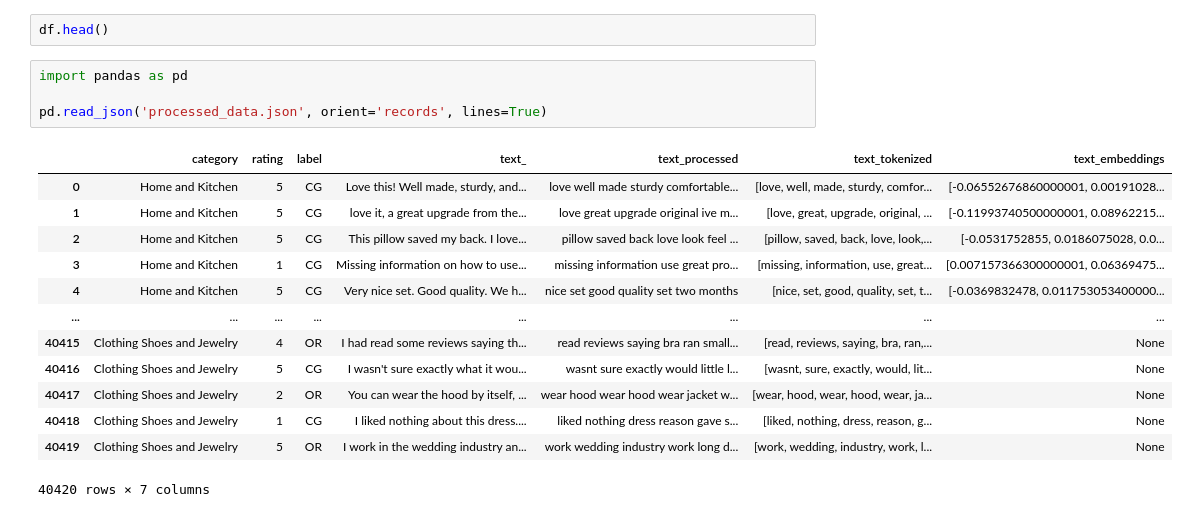
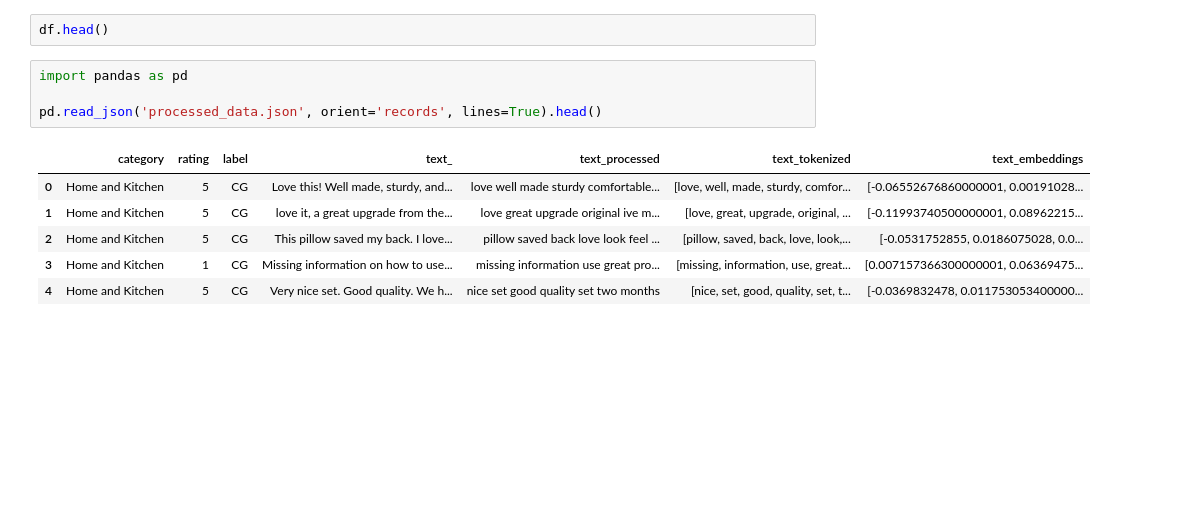
Before and after one commit to kshipra-jadav/WoC-2024-DAIICT, a Jupyter notebook: checkpoint-1/scratch.ipynb, the cells around one changed output. Drawn from its saved outputs; the diff is of its cells as text; blank space fills up the shorter version.

```diff
--- a/checkpoint-1/scratch.ipynb
+++ b/checkpoint-1/scratch.ipynb
@@ -137,18 +137,11 @@ df.head()
 # %%
 import pandas as pd
 
-pd.read_json('processed_data.json', orient='records', lines=True)
+pd.read_json('processed_data.json', orient='records', lines=True).head()
 # %% [output]
 |  | category | rating | label | text_ | text_processed | text_tokenized | text_embeddings |
 | 0 | Home and Kitchen | 5 | CG | Love this! Well made, sturdy, and... | love well made sturdy comfortable... | [love, well, made, sturdy, comfor... | [-0.06552676860000001, 0.00191028... |
 | 1 | Home and Kitchen | 5 | CG | love it, a great upgrade from the... | love great upgrade original ive m... | [love, great, upgrade, original, ... | [-0.11993740500000001, 0.08962215... |
 | 2 | Home and Kitchen | 5 | CG | This pillow saved my back. I love... | pillow saved back love look feel ... | [pillow, saved, back, love, look,... | [-0.0531752855, 0.0186075028, 0.0... |
 | 3 | Home and Kitchen | 1 | CG | Missing information on how to use... | missing information use great pro... | [missing, information, use, great... | [0.007157366300000001, 0.06369475... |
 | 4 | Home and Kitchen | 5 | CG | Very nice set. Good quality. We h... | nice set good quality set two months | [nice, set, good, quality, set, t... | [-0.0369832478, 0.011753053400000... |
-| ... | ... | ... | ... | ... | ... | ... | ... |
-| 40415 | Clothing Shoes and Jewelry | 4 | OR | I had read some reviews saying th... | read reviews saying bra ran small... | [read, reviews, saying, bra, ran,... | None |
-| 40416 | Clothing Shoes and Jewelry | 5 | CG | I wasn't sure exactly what it wou... | wasnt sure exactly would little l... | [wasnt, sure, exactly, would, lit... | None |
-| 40417 | Clothing Shoes and Jewelry | 2 | OR | You can wear the hood by itself, ... | wear hood wear hood wear jacket w... | [wear, hood, wear, hood, wear, ja... | None |
-| 40418 | Clothing Shoes and Jewelry | 1 | CG | I liked nothing about this dress.... | liked nothing dress reason gave s... | [liked, nothing, dress, reason, g... | None |
-| 40419 | Clothing Shoes and Jewelry | 5 | OR | I work in the wedding industry an... | work wedding industry work long d... | [work, wedding, industry, work, l... | None |
-40420 rows × 7 columns
```
